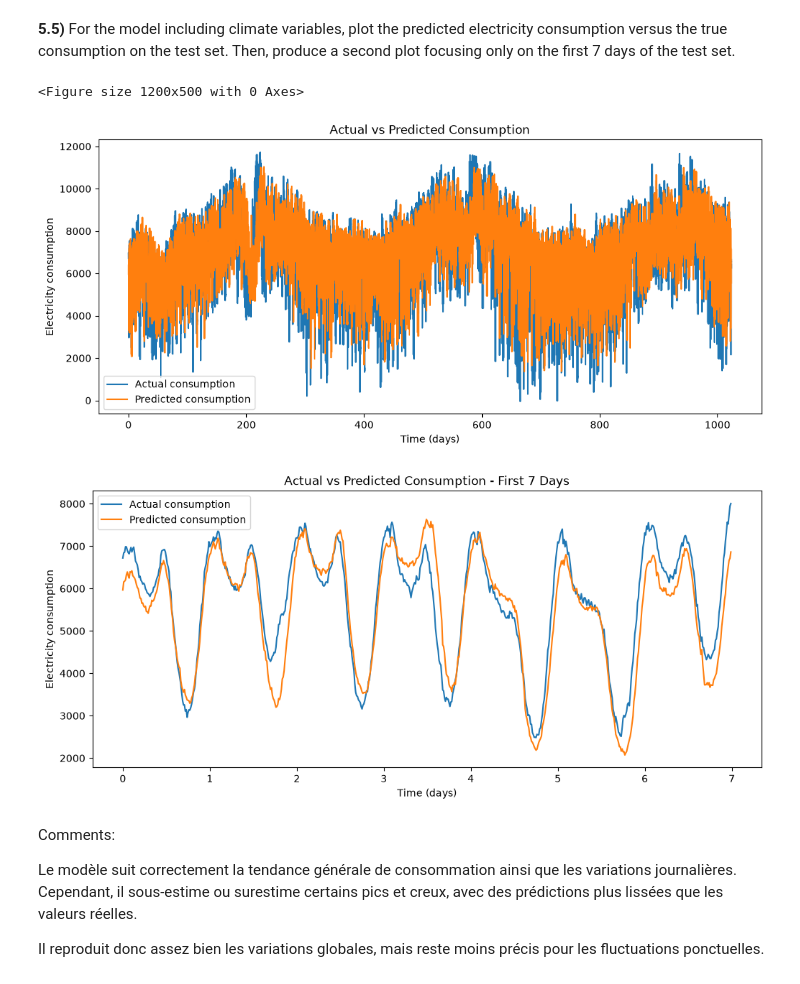
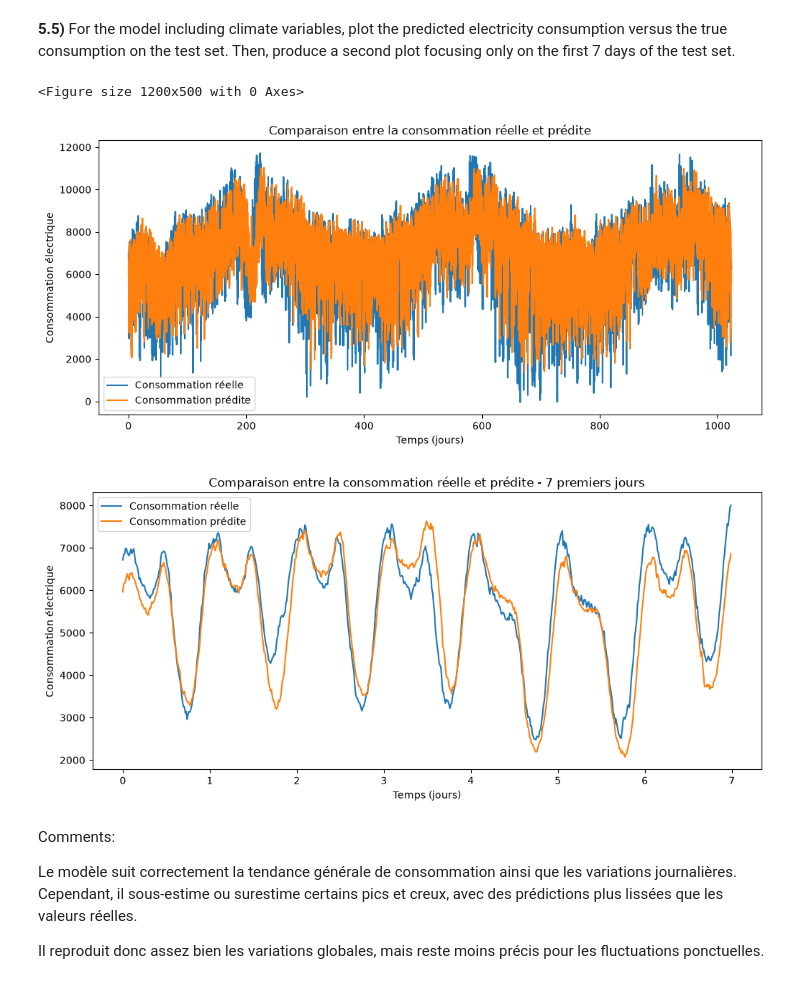
Before and after one commit to Rom-cd/hackaton_stats, a Jupyter notebook: Hackathon_26_27.ipynb, the cells around one changed output. Cells and saved outputs as stored; diff of their text form; code cells hidden in the pictures.

```diff
--- a/Hackathon_26_27.ipynb
+++ b/Hackathon_26_27.ipynb
@@ -561,36 +562,36 @@ On peut donc conclure que l'ajout des variables climatiques apporte une amélior
 # %%
 # Code here
 #plot du graphique pour comparer les valeurs réelles et prédites pour le modèle 2
 plt.figure(figsize=(12, 5))
 
 time = np.arange(len(test["Y"])) / 96
 
 plt.figure(figsize=(12, 5))
 
-plt.plot(time, test["Y"].values, label="Actual consumption")
-plt.plot(time, Y_pred2.values, label="Predicted consumption")
+plt.plot(time, test["Y"].values, label="Consommation réelle")
+plt.plot(time, Y_pred2.values, label="Consommation prédite")
 
-plt.xlabel("Time (days)")
-plt.ylabel("Electricity consumption")
-plt.title("Actual vs Predicted Consumption")
+plt.xlabel("Temps (jours)")
+plt.ylabel("Consommation électrique")
+plt.title("Comparaison entre la consommation réelle et prédite")
 plt.legend()
 plt.show()
 
 #polt du même graphique mais pour les 7 premiers jours
 plt.figure(figsize=(12, 5))
 
-plt.plot(time[:672],test["Y"].values[:672], label="Actual consumption")
-plt.plot(time[:672],Y_pred2.values[:672], label="Predicted consumption")
+plt.plot(time[:672],test["Y"].values[:672], label="Consommation réelle")
+plt.plot(time[:672],Y_pred2.values[:672], label="Consommation prédite")
 
-plt.xlabel("Time (days)")
-plt.ylabel("Electricity consumption")
-plt.title("Actual vs Predicted Consumption - First 7 Days")
+plt.xlabel("Temps (jours)")
+plt.ylabel("Consommation électrique")
+plt.title("Comparaison entre la consommation réelle et prédite - 7 premiers jours")
 plt.legend()
 plt.show()
 # %% [output]
 <Figure size 1200x500 with 0 Axes>
-[figure, old version]
+[figure, new version]
-[figure, old version]
+[figure, new version]
 # %% [markdown]
 Comments:
 
```
Also changed, not shown: parts of 1 cell of this notebook.
